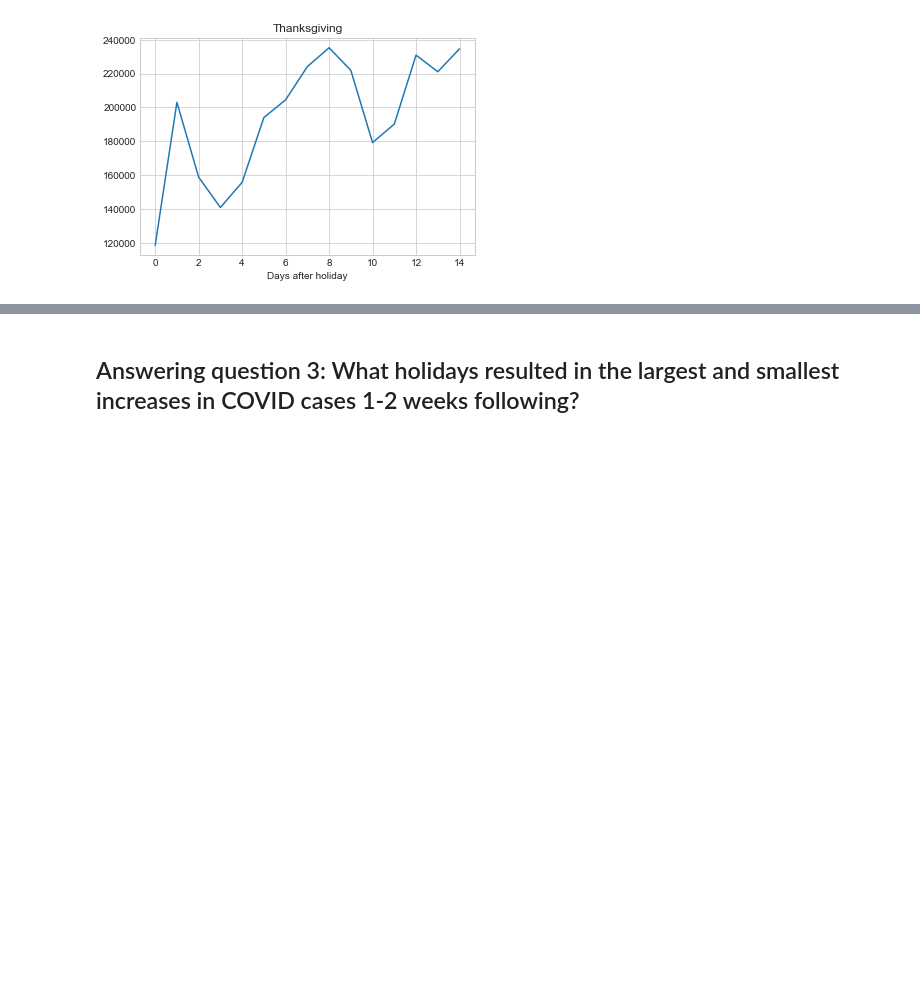
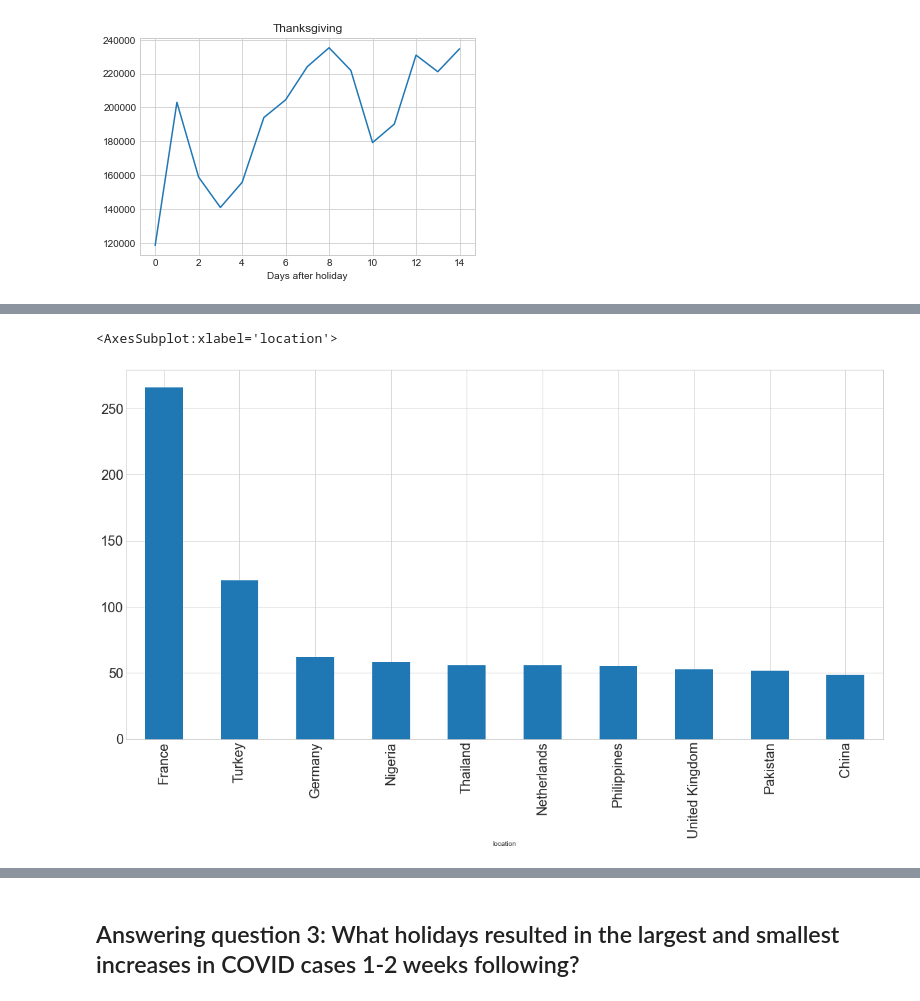
Before and after one commit to mitchmorrison2/project2, a Jupyter notebook: Proj2.ipynb, the cells around one changed output, grey strips where cells are left out. Cells and saved outputs as stored; diff of their text form; code cells hidden in the pictures; blank space fills up the shorter version.

```diff
--- a/Proj2.ipynb
+++ b/Proj2.ipynb
@@ -545,0 +545,6 @@ Given the analysis and plots we have now seen, we are confident there is a posit
+# %%
+# Plot the top 10 countries by average percent change
+location_and_pct_change.nlargest(10, "pct_change").plot(kind="bar", title="", figsize=(20,10), legend=False, fontsize=20)
+# %% [output]
+<AxesSubplot:xlabel='location'>
+[figure, added]
```
Also changed, not shown: parts of 21 cells of this notebook, 3 other files.
